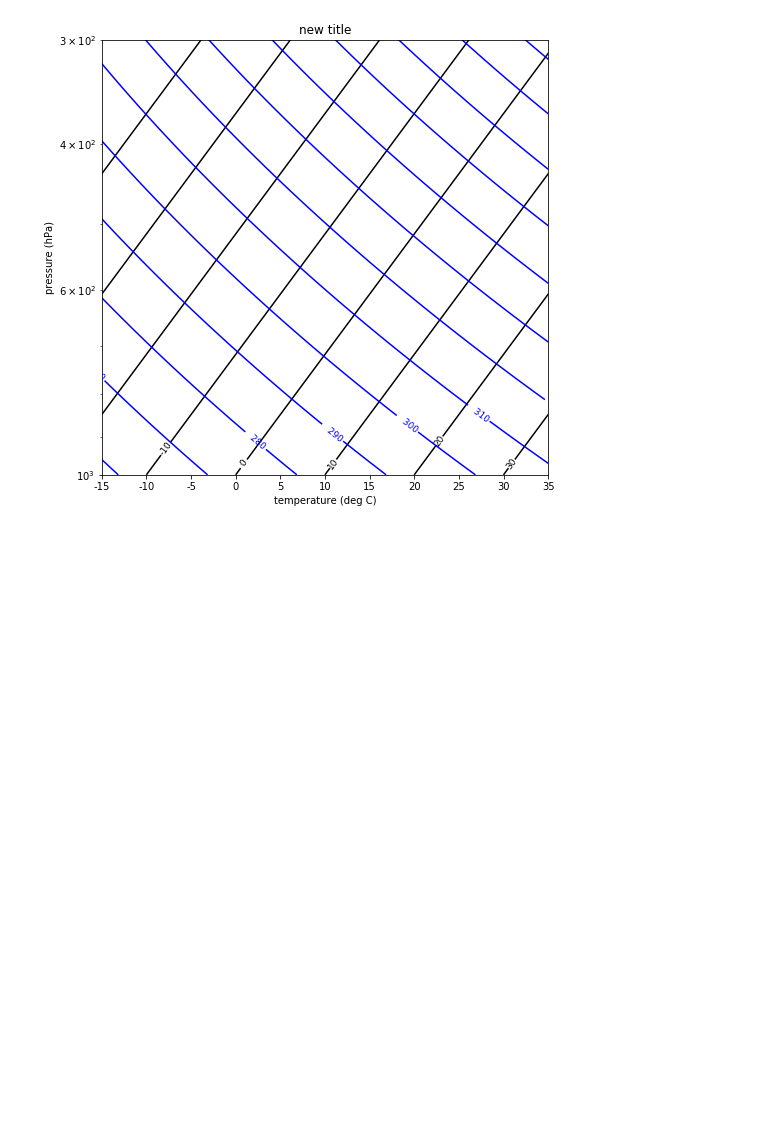
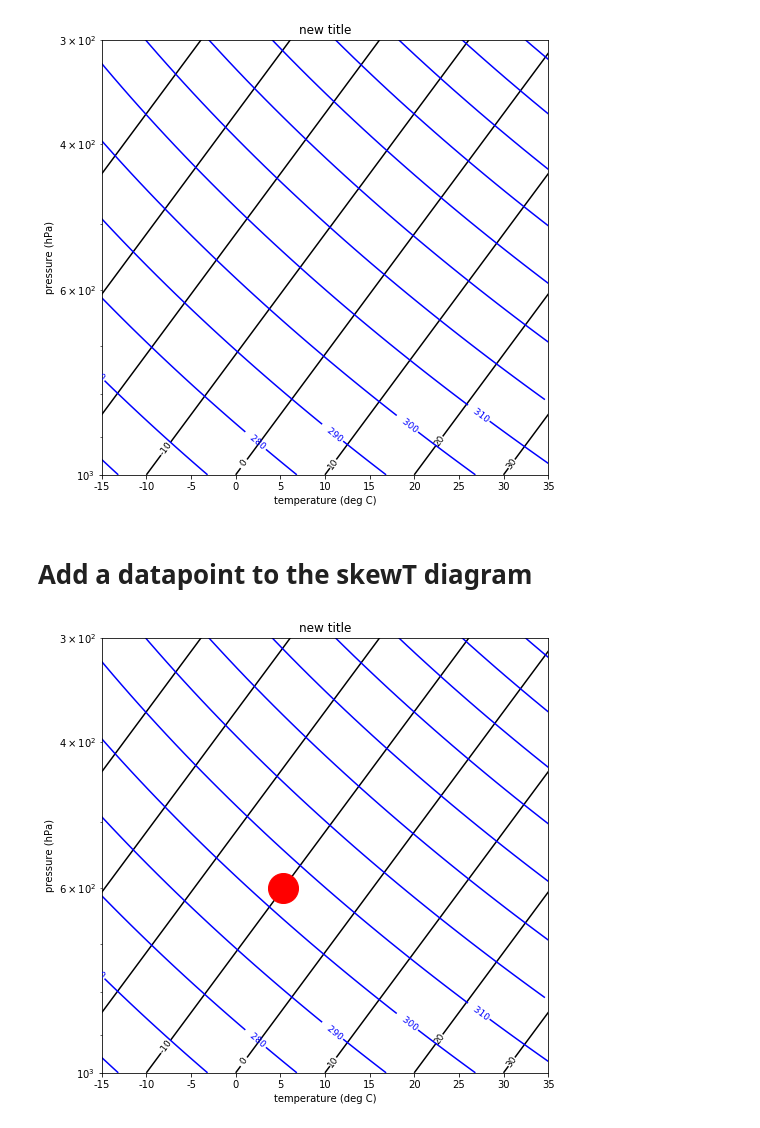
Before and after one commit to AndrewLoeppky/atsc405_2018, a Jupyter notebook: notebooks/skew_coords.ipynb, the cells around one changed output. Saved outputs shown, nothing was run; the diff lists cells and outputs as text; code cells hidden in the pictures; blank space fills up the shorter version.

```diff
--- a/notebooks/skew_coords.ipynb
+++ b/notebooks/skew_coords.ipynb
@@ -160,3 +164,13 @@ ax.set(title='new title')
 display(fig)
 # %% [output]
 [figure]
+# %% [markdown]
+# Add a datapoint to the skewT diagram
+# %%
+temp=-10
+press=600
+skewtemp=convertTempToSkew(temp,press,skew)
+ax.plot(skewtemp,press,'ro',markersize=30)
+display(fig)
+# %% [output]
+[figure, added]
```
Also changed, not shown: parts of 7 cells of this notebook, 5 other files.
